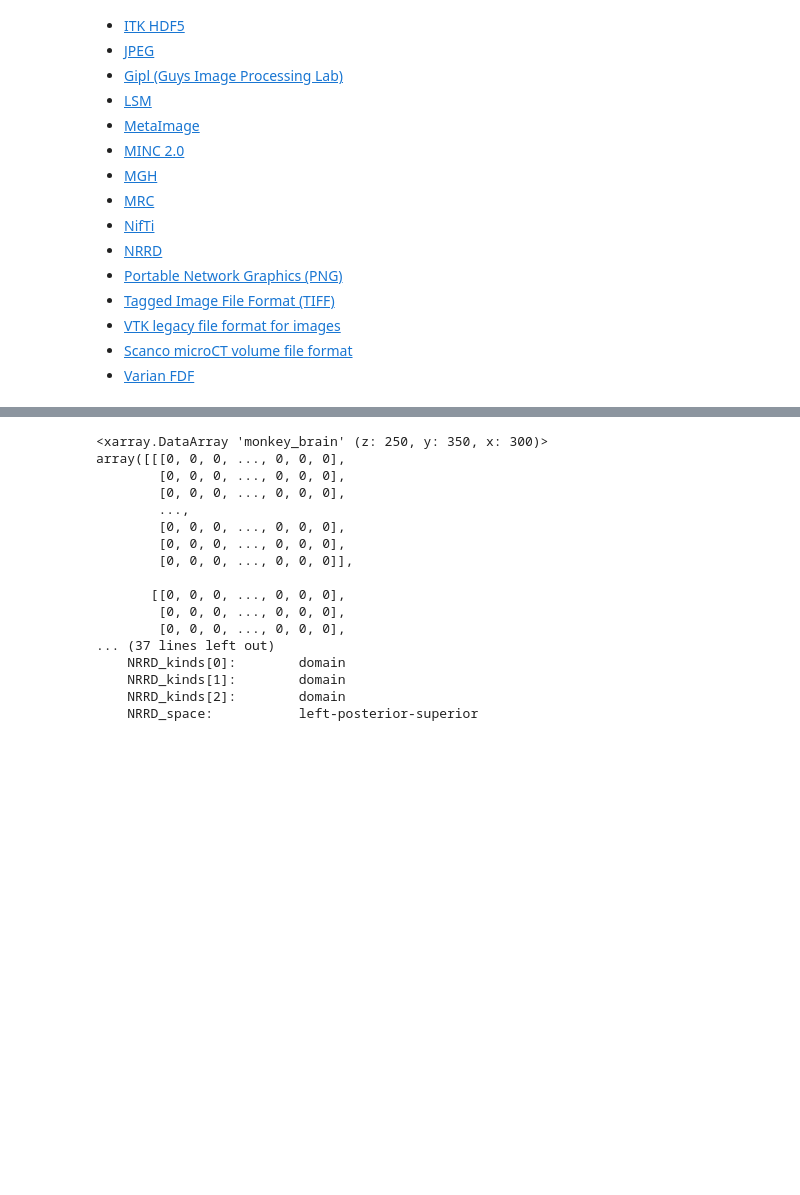
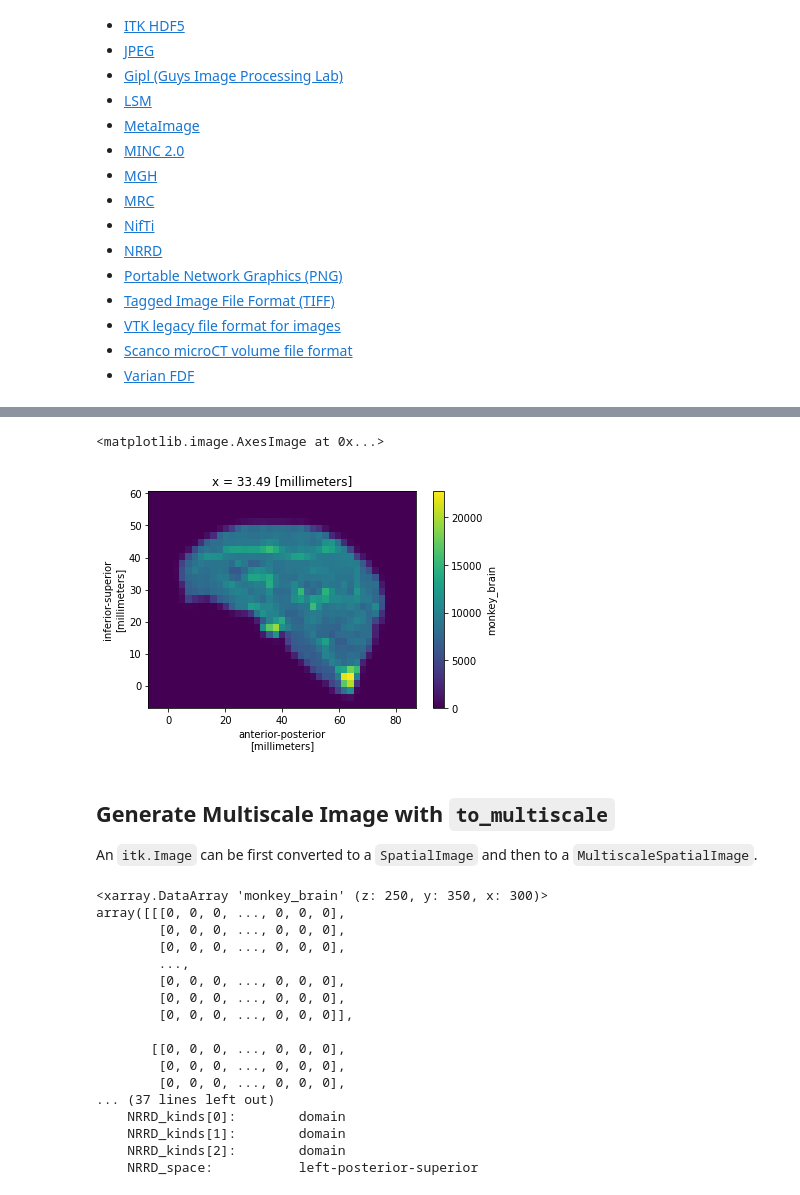
Before and after one commit to spatial-image/multiscale-spatial-image, a Jupyter notebook: examples/ConvertITKImage.ipynb, the cells around one changed output, grey strips where cells are left out. Saved outputs shown, nothing was run; the diff lists cells and outputs as text; code cells hidden in the pictures; blank space fills up the shorter version.

```diff
--- a/examples/ConvertITKImage.ipynb
+++ b/examples/ConvertITKImage.ipynb
@@ -61,3 +111,13 @@ Image (0x55f218ac5020)
+# %%
+# Visualize with xarray/matplotlib
+multiscale_image['scale2'].ds.monkey_brain.isel(x=18).plot.imshow()
+# %% [output]
+<matplotlib.image.AxesImage at 0x...>
+[figure, added]
+# %% [markdown]
+## Generate Multiscale Image with `to_multiscale`
+
+An `itk.Image` can be first converted to a `SpatialImage` and then to a `MultiscaleSpatialImage`.
 # %%
 image_da = itk.xarray_from_image(image)
 image_da.name = image_name
```
Also changed, not shown: parts of 9 cells of this notebook, 3 other files.
